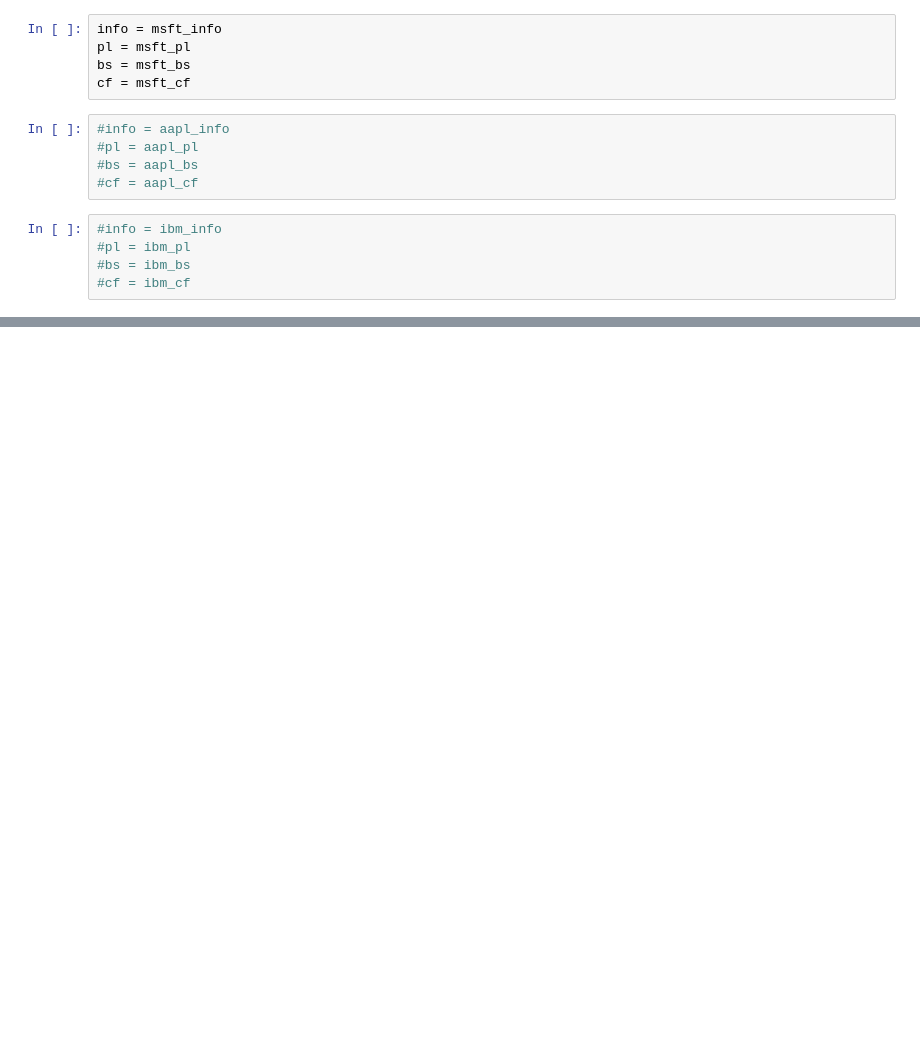
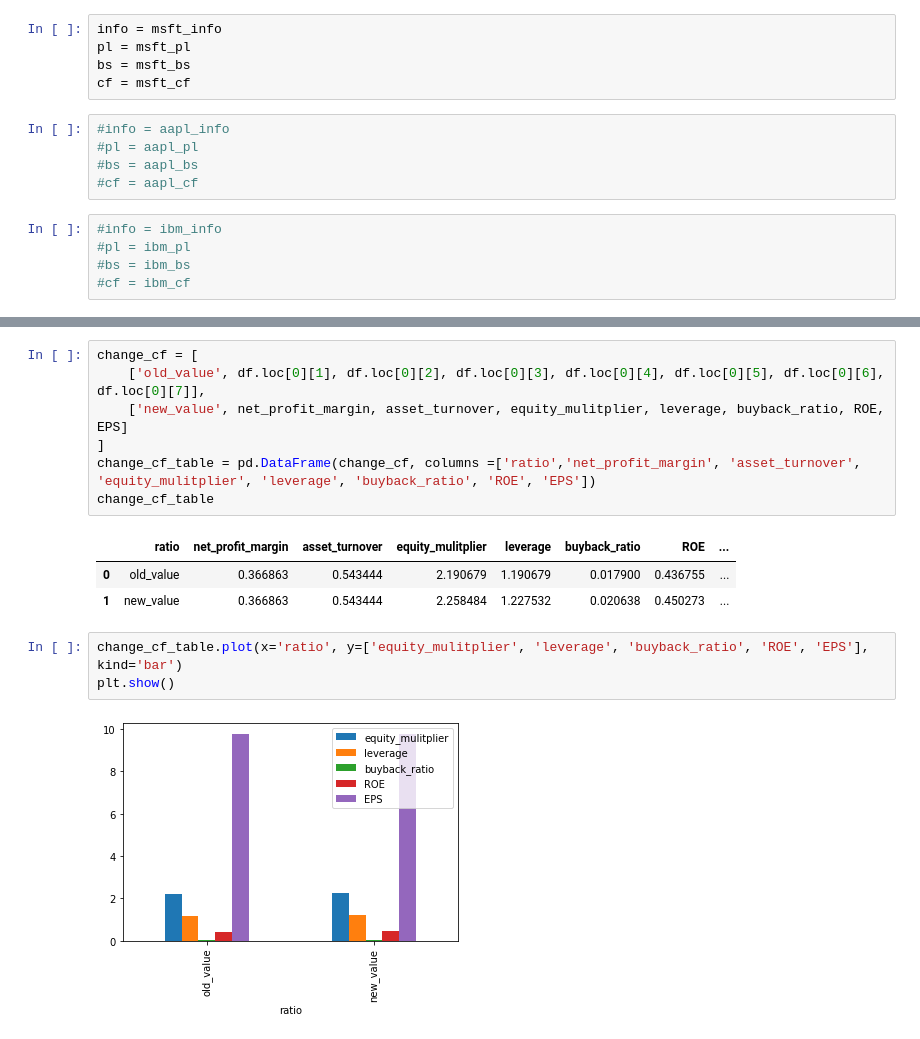
Before and after one commit to nilsmart96/financial-effects-of-stock-buybacks, a Jupyter notebook: main.ipynb, the cells around one changed output, grey strips where cells are left out. Saved outputs shown, nothing was run; the diff lists cells and outputs as text; blank space fills up the shorter version.

Commit message:
dataframes and bar graphs added for better visualisation

```diff
--- a/main.ipynb
+++ b/main.ipynb
@@ -132,6 +133,22 @@ old ROE: 0.43675469250999743
 new ROE: 0.45027299402013093
 old EPS: 9.757635163184041
 new EPS: 9.78367598856516
+# %%
+change_cf = [
+    ['old_value', df.loc[0][1], df.loc[0][2], df.loc[0][3], df.loc[0][4], df.loc[0][5], df.loc[0][6], df.loc[0][7]],
+    ['new_value', net_profit_margin, asset_turnover, equity_mulitplier, leverage, buyback_ratio, ROE, EPS]
+]
+change_cf_table = pd.DataFrame(change_cf, columns =['ratio','net_profit_margin', 'asset_turnover', 'equity_mulitplier', 'leverage', 'buyback_ratio', 'ROE', 'EPS'])
+change_cf_table
+# %% [output]
+|  | ratio | net_profit_margin | asset_turnover | equity_mulitplier | leverage | buyback_ratio | ROE | ... |
+| 0 | old_value | 0.366863 | 0.543444 | 2.190679 | 1.190679 | 0.017900 | 0.436755 | ... |
+| 1 | new_value | 0.366863 | 0.543444 | 2.258484 | 1.227532 | 0.020638 | 0.450273 | ... |
+# %%
+change_cf_table.plot(x='ratio', y=['equity_mulitplier', 'leverage', 'buyback_ratio', 'ROE', 'EPS'], kind='bar')
+plt.show()
+# %% [output]
+[figure, added]
 # %%
 # debt financed, assuming 4% interest on new debt and no change in taxes
 stock_buyback_cash = 5e9
```
Also changed, not shown: parts of 6 cells of this notebook.
